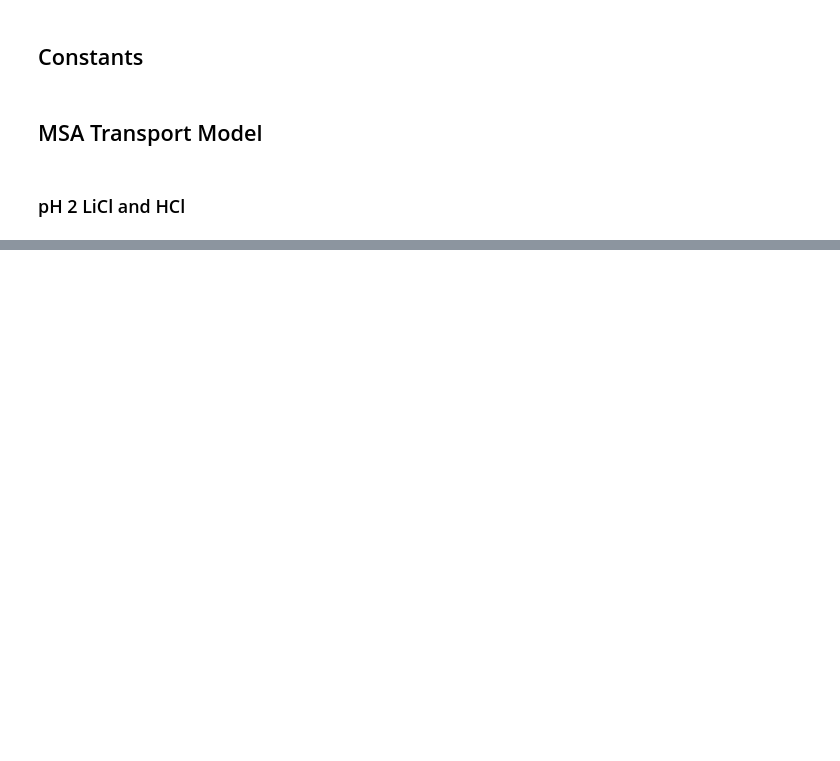
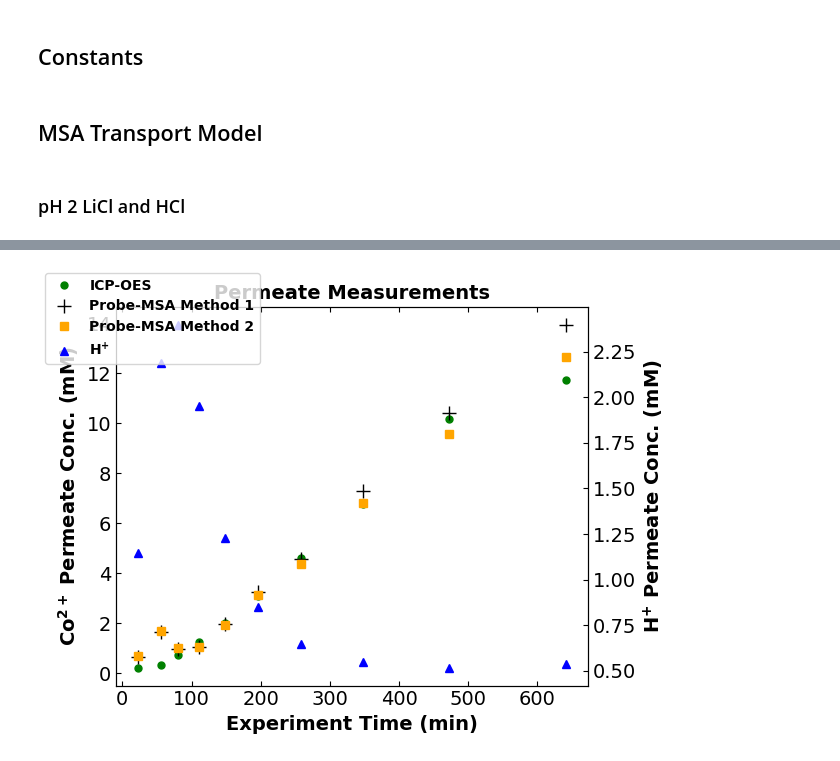
Before and after one commit to dowlinglab/salts-conductivity-modelling, a Jupyter notebook: Lithium_cobalt_conductivity.ipynb, the cells around one changed output, grey strips where cells are left out. Saved outputs shown, nothing was run; the diff lists cells and outputs as text; code cells hidden in the pictures; blank space fills up the shorter version.

```diff
--- a/Lithium_cobalt_conductivity.ipynb
+++ b/Lithium_cobalt_conductivity.ipynb
@@ -378,0 +843,4 @@ plt.show()
+# %%
+# Co2+ conductivity in micro.S/cm
+Co_cond = [72.3228546875599, 177.9814235022065, 108.6604067323296, 113.0167942429168, 204.0967787863234, 325.7566206968011, 444.2337346413858,
+           680.2501268289528, 934.9163062688845, 1210.5818512600536]
@@ -378,0 +908,8 @@ plt.show()
+# %%
+# calculate the pure CoCl2 conductivity
+# CoCl2_cond = [permeate_cond[i] - H_cond[i] for i in range(ndata_pH)]
+CoCl2_cond = [permeate_cond[i] - HCl_cond[i] for i in range(ndata_pH)]
+
+print("Bulk permeate cond. in micro.S/cm:\n",permeate_cond)
+print("CoCl2 permeate cond. in micro.S/cm:\n",CoCl2_cond)
+print("HCl permeate cond. in micro.S/cm:\n",HCl_cond)
@@ -378,0 +939,10 @@ plt.show()
+# %%
+# initial guess of CoCl2 concentration in mM
+CoCl2_conc_initial = [5 for _ in range(ndata_pH)]
+
+# solve the optimization problem
+result = minimize(SSE_permeate_CoCl2, CoCl2_conc_initial, bounds=[(1e-3, 50) for _ in range(ndata_pH)], method="L-BFGS-B")
+CoCl2_conc = result.x
+
+print("The optimal CoCl2 conc. is:",CoCl2_conc)
+print("The SSE at the optimal is:",result.fun)
@@ -378,0 +967,25 @@ plt.show()
+# %%
+# make plot of the ICP Co2+ concentration and H+ sample concentration
+fig, ax1 = plt.subplots()
+
+ax1.plot(exp_time_ICP_pH, ICP_conc, "g.", markersize=10, label="ICP-OES")
+ax1.plot(exp_time_ICP_pH, CoCl2_conc, "+", color="black", markersize=10, label="Probe-MSA Method 1")
+ax1.plot(exp_time_ICP_pH, Co_conc, "s", color="orange", label="Probe-MSA Method 2")
+ax1.set_xlabel("Experiment Time (min)", fontsize=14,fontweight='bold')
+ax1.set_ylabel("Co$^\mathbf{2+}$ Permeate Conc. (mM)", fontsize=14,fontweight='bold')
+ax1.tick_params(axis='x', labelsize=14, direction="in",top=True, right=True)
+ax1.tick_params(axis='y', labelsize=14, direction="in",top=True, right=True)
+
+# Create a second y-axis sharing the same x-axis
+ax2 = ax1.twinx()
+ax2.plot(exp_time_ICP_pH, H_conc, "b^", label="H$^\mathbf{+}$")
+ax2.tick_params(axis='y', labelsize=14, direction="in",top=True, right=True)
+ax2.set_ylabel("H$^\mathbf{+}$ Permeate Conc. (mM)", fontsize=14,fontweight='bold')
+
+fig.legend(prop={"weight":"bold"}, loc="upper left")
+plt.title("Permeate Measurements", fontsize=14,fontweight='bold')
+plt.tight_layout()
+plt.savefig(".\Li_Co\msa_co_conc.png")
+plt.show()
+# %% [output]
+[figure, added]
```
Also changed, not shown: parts of 29 cells of this notebook, 52 other files.
